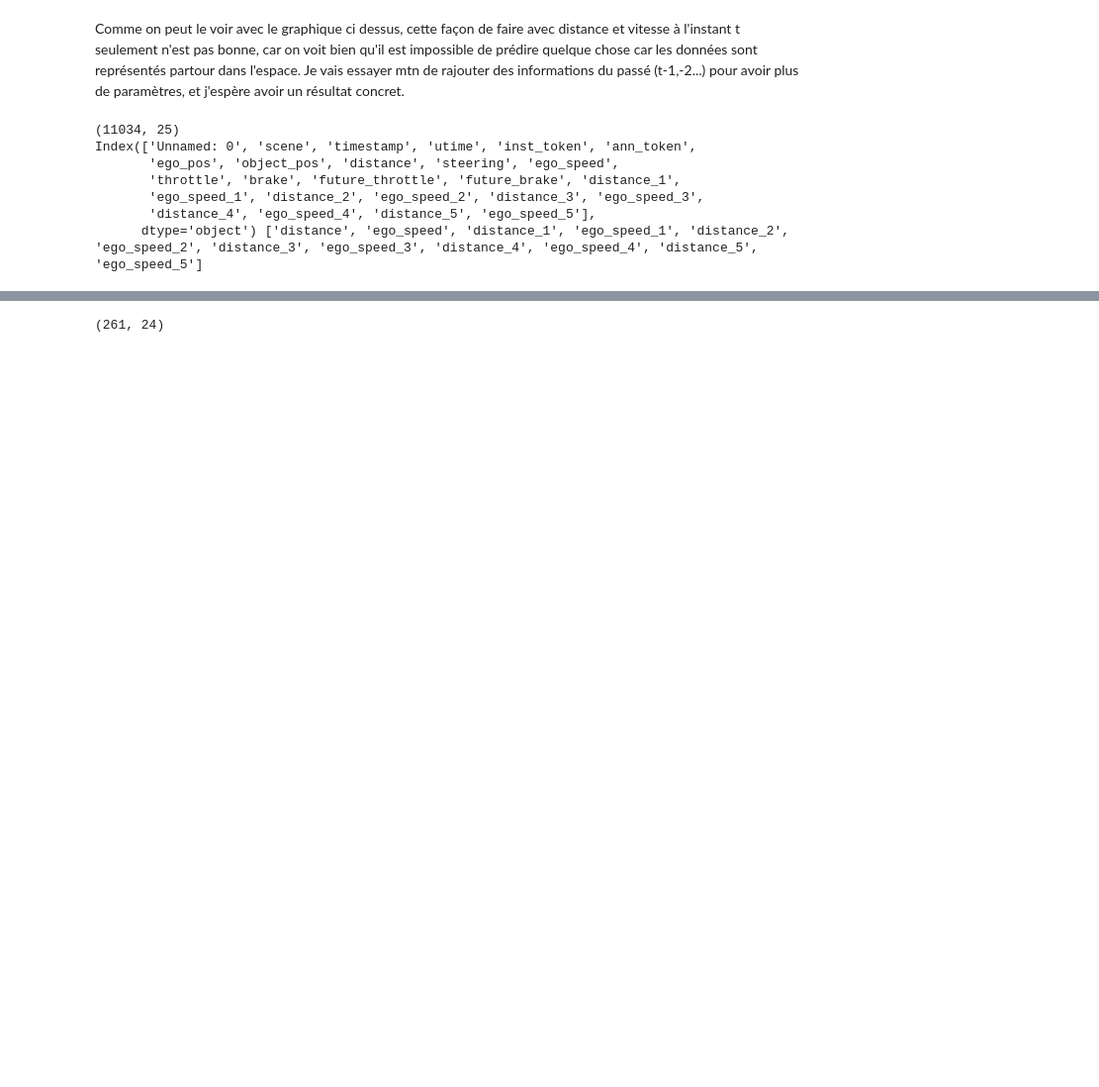
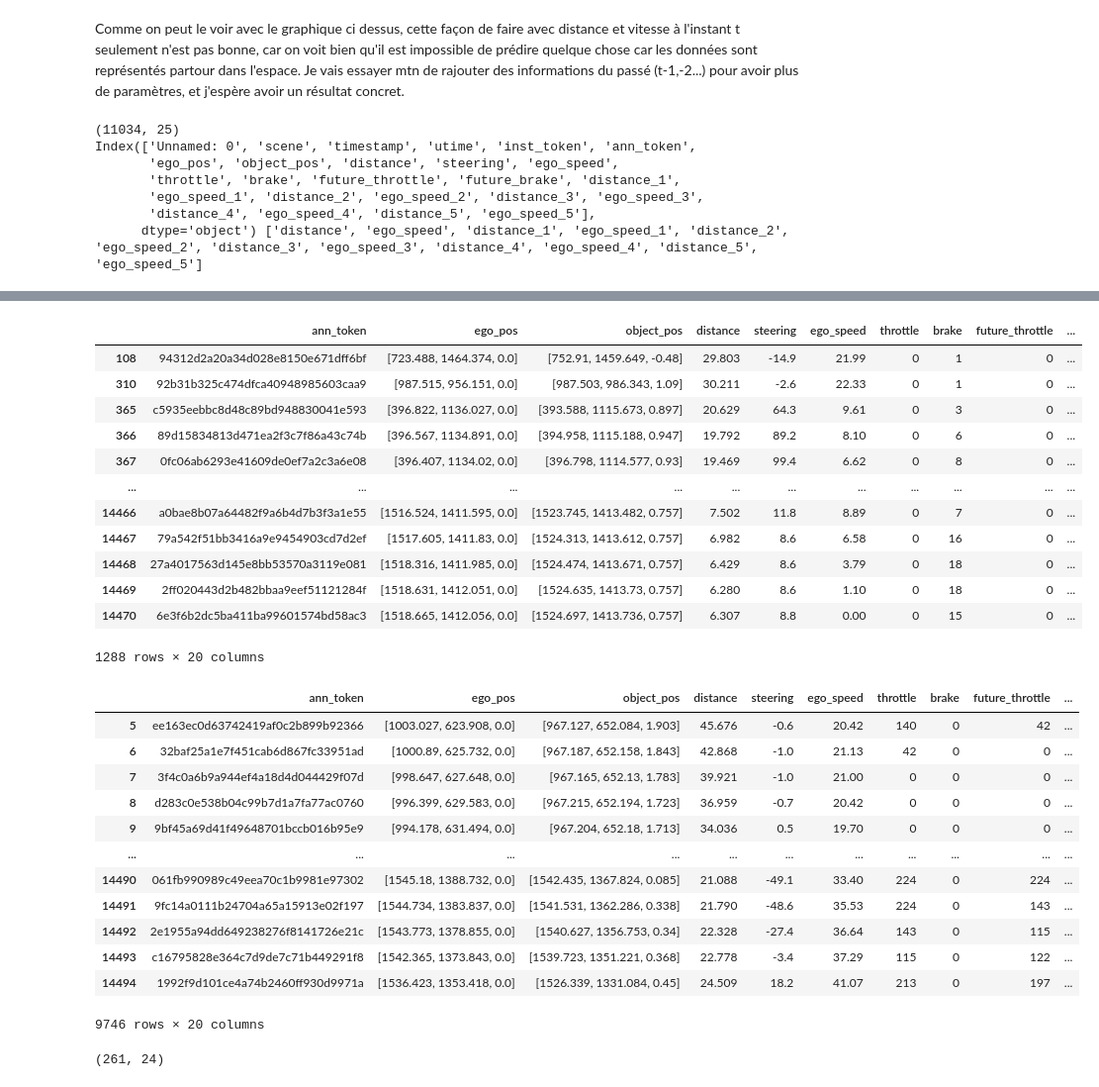
Before and after one commit to AlexandreFiche/machine_learning_for_autonomous_driving, a Jupyter notebook: nuscenes_prediction_acceleration_freinage.ipynb, the cells around one changed output, grey strips where cells are left out. Shown: that part at 99% size. Drawn from its saved outputs; the diff is of its cells as text; code cells hidden in the pictures; blank space fills up the shorter version.

Commit message:
Update
ajout différence entre les données antérieurs, à tester
+ test avec les données antérieurs sur SVM/ Forest / Knn -> échec

```diff
--- a/nuscenes_prediction_acceleration_freinage.ipynb
+++ b/nuscenes_prediction_acceleration_freinage.ipynb
@@ -1213,0 +1214,24 @@ Index(['Unnamed: 0', 'scene', 'timestamp', 'utime', 'inst_token', 'ann_token',
+# %%
+# Pas opti (copy, à améliorer)
+# Ajout de colonnes dans le dataframe pour les informations antérieurs (distance + vitesse)
+def add_past_data_to_dataframe(dataframe,k_past_data):
+    clmns = dataframe.columns.to_list()
+    for j in range(1,k_past_data+1):
+        clmns += ['distance_'+str(j)] + ['ego_speed_'+str(j)]
+    new_df = pd.DataFrame(columns=clmns)
+    set_scene = sorted(set(dataframe['scene'].to_list()))
+    for s in set_scene:
+        df_curr =  dataframe[dataframe['scene']==s]
+        for i in range(k_past_data,df_curr.shape[0]):
+            row = df_curr.iloc[i].copy()
+            for j in range(1,k_past_data+1):
+                row['distance_'+str(j)]  = df_curr.iloc[i]['distance']  - df_curr.iloc[i-j]['distance']
+                row['ego_speed_'+str(j)] = df_curr.iloc[i]['ego_speed'] - df_curr.iloc[i-j]['ego_speed']
+            new_df = new_df.append(row)
+    #display(new_df)
+    print(new_df.shape)
+    return new_df
+
+near_data_bis = add_past_data_to_dataframe(near_df,5)
+features = [col for col in near_data_bis.columns.to_list() if ('distance' in col or'ego_speed' in col)]
+print(near_data_bis.columns,features)
@@ -1214,3 +1246,33 @@ Index(['Unnamed: 0', 'scene', 'timestamp', 'utime', 'inst_token', 'ann_token',
+# %%
+display(near_data_bis[near_data_bis['brake'] > 0].iloc[:,5:])
+display(near_data_bis[near_data_bis['brake'] == 0].iloc[:,5:])
+# %% [output]
+|  | ann_token | ego_pos | object_pos | distance | steering | ego_speed | throttle | brake | future_throttle | ... |
+| 108 | 94312d2a20a34d028e8150e671dff6bf | [723.488, 1464.374, 0.0] | [752.91, 1459.649, -0.48] | 29.803 | -14.9 | 21.99 | 0 | 1 | 0 | ... |
+| 310 | 92b31b325c474dfca40948985603caa9 | [987.515, 956.151, 0.0] | [987.503, 986.343, 1.09] | 30.211 | -2.6 | 22.33 | 0 | 1 | 0 | ... |
+| 365 | c5935eebbc8d48c89bd948830041e593 | [396.822, 1136.027, 0.0] | [393.588, 1115.673, 0.897] | 20.629 | 64.3 | 9.61 | 0 | 3 | 0 | ... |
+| 366 | 89d15834813d471ea2f3c7f86a43c74b | [396.567, 1134.891, 0.0] | [394.958, 1115.188, 0.947] | 19.792 | 89.2 | 8.10 | 0 | 6 | 0 | ... |
+| 367 | 0fc06ab6293e41609de0ef7a2c3a6e08 | [396.407, 1134.02, 0.0] | [396.798, 1114.577, 0.93] | 19.469 | 99.4 | 6.62 | 0 | 8 | 0 | ... |
+| ... | ... | ... | ... | ... | ... | ... | ... | ... | ... | ... |
+| 14466 | a0bae8b07a64482f9a6b4d7b3f3a1e55 | [1516.524, 1411.595, 0.0] | [1523.745, 1413.482, 0.757] | 7.502 | 11.8 | 8.89 | 0 | 7 | 0 | ... |
+| 14467 | 79a542f51bb3416a9e9454903cd7d2ef | [1517.605, 1411.83, 0.0] | [1524.313, 1413.612, 0.757] | 6.982 | 8.6 | 6.58 | 0 | 16 | 0 | ... |
+| 14468 | 27a4017563d145e8bb53570a3119e081 | [1518.316, 1411.985, 0.0] | [1524.474, 1413.671, 0.757] | 6.429 | 8.6 | 3.79 | 0 | 18 | 0 | ... |
+| 14469 | 2ff020443d2b482bbaa9eef51121284f | [1518.631, 1412.051, 0.0] | [1524.635, 1413.73, 0.757] | 6.280 | 8.6 | 1.10 | 0 | 18 | 0 | ... |
+| 14470 | 6e3f6b2dc5ba411ba99601574bd58ac3 | [1518.665, 1412.056, 0.0] | [1524.697, 1413.736, 0.757] | 6.307 | 8.8 | 0.00 | 0 | 15 | 0 | ... |
+1288 rows × 20 columns
+|  | ann_token | ego_pos | object_pos | distance | steering | ego_speed | throttle | brake | future_throttle | ... |
+| 5 | ee163ec0d63742419af0c2b899b92366 | [1003.027, 623.908, 0.0] | [967.127, 652.084, 1.903] | 45.676 | -0.6 | 20.42 | 140 | 0 | 42 | ... |
+| 6 | 32baf25a1e7f451cab6d867fc33951ad | [1000.89, 625.732, 0.0] | [967.187, 652.158, 1.843] | 42.868 | -1.0 | 21.13 | 42 | 0 | 0 | ... |
+| 7 | 3f4c0a6b9a944ef4a18d4d044429f07d | [998.647, 627.648, 0.0] | [967.165, 652.13, 1.783] | 39.921 | -1.0 | 21.00 | 0 | 0 | 0 | ... |
+| 8 | d283c0e538b04c99b7d1a7fa77ac0760 | [996.399, 629.583, 0.0] | [967.215, 652.194, 1.723] | 36.959 | -0.7 | 20.42 | 0 | 0 | 0 | ... |
+| 9 | 9bf45a69d41f49648701bccb016b95e9 | [994.178, 631.494, 0.0] | [967.204, 652.18, 1.713] | 34.036 | 0.5 | 19.70 | 0 | 0 | 0 | ... |
+| ... | ... | ... | ... | ... | ... | ... | ... | ... | ... | ... |
+| 14490 | 061fb990989c49eea70c1b9981e97302 | [1545.18, 1388.732, 0.0] | [1542.435, 1367.824, 0.085] | 21.088 | -49.1 | 33.40 | 224 | 0 | 224 | ... |
+| 14491 | 9fc14a0111b24704a65a15913e02f197 | [1544.734, 1383.837, 0.0] | [1541.531, 1362.286, 0.338] | 21.790 | -48.6 | 35.53 | 224 | 0 | 143 | ... |
+| 14492 | 2e1955a94dd649238276f8141726e21c | [1543.773, 1378.855, 0.0] | [1540.627, 1356.753, 0.34] | 22.328 | -27.4 | 36.64 | 143 | 0 | 115 | ... |
+| 14493 | c16795828e364c7d9de7c71b449291f8 | [1542.365, 1373.843, 0.0] | [1539.723, 1351.221, 0.368] | 22.778 | -3.4 | 37.29 | 115 | 0 | 122 | ... |
+| 14494 | 1992f9d101ce4a74b2460ff930d9971a | [1536.423, 1353.418, 0.0] | [1526.339, 1331.084, 0.45] | 24.509 | 18.2 | 41.07 | 213 | 0 | 197 | ... |
+9746 rows × 20 columns
 # %%
 df = df_for_predict.copy()
 df_with_past_data = add_past_data_to_dataframe(df,5)
```
Also changed, not shown: parts of 18 cells of this notebook, 1 other file.
